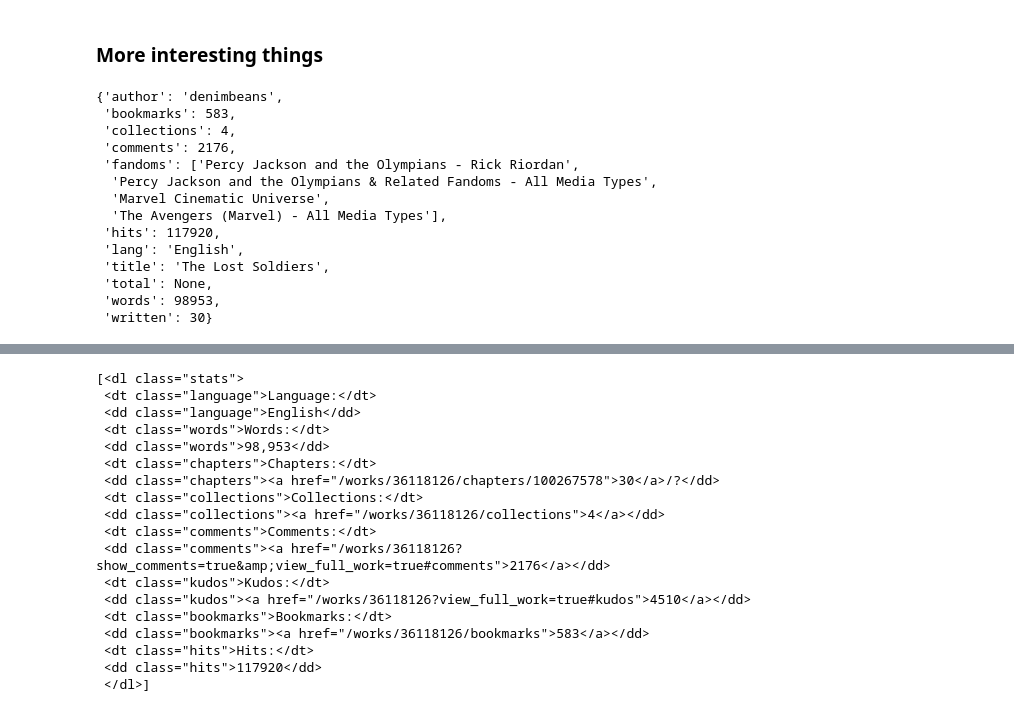
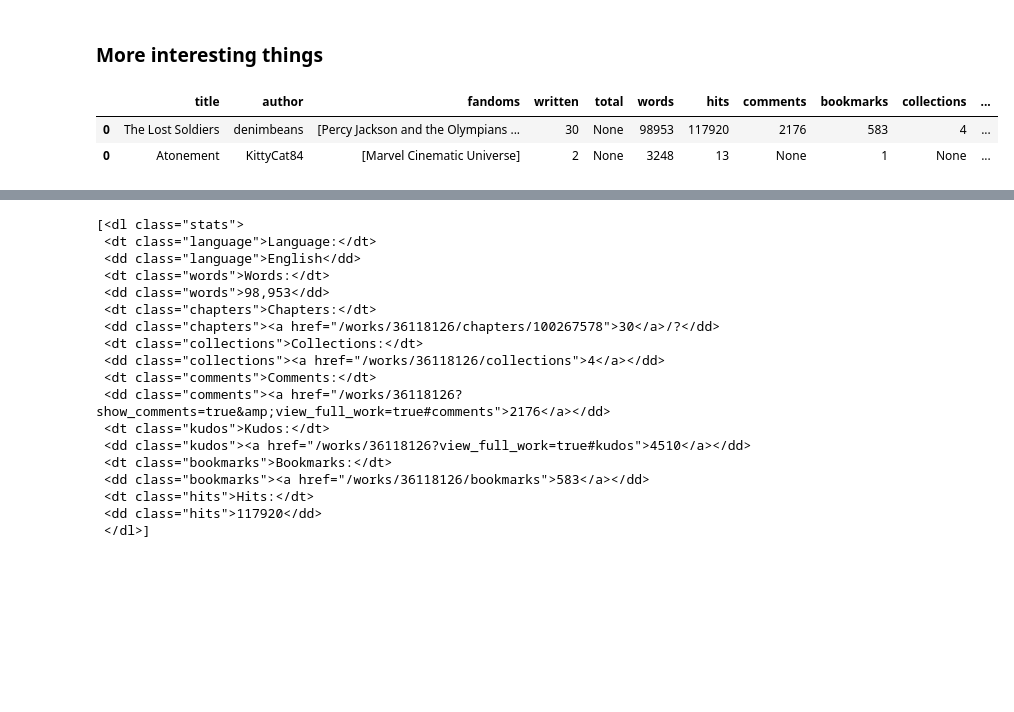
Before and after one commit to quicksilverri/fanfic-popularuty-prediction, a Jupyter notebook: fanfic_popularity_predictor.ipynb, the cells around one changed output, grey strips where cells are left out. Drawn from its saved outputs; the diff is of its cells as text; code cells hidden in the pictures; blank space fills up the shorter version.

```diff
--- a/fanfic_popularity_predictor.ipynb
+++ b/fanfic_popularity_predictor.ipynb
@@ -180,17 +181,9 @@ ff = Fanfic(fanfics[1])
-# %%
-ff.info
-# %% [output]
-{'author': 'denimbeans',
- 'bookmarks': 583,
- 'collections': 4,
- 'comments': 2176,
- 'fandoms': ['Percy Jackson and the Olympians - Rick Riordan',
-  'Percy Jackson and the Olympians & Related Fandoms - All Media Types',
-  'Marvel Cinematic Universe',
-  'The Avengers (Marvel) - All Media Types'],
- 'hits': 117920,
- 'lang': 'English',
- 'title': 'The Lost Soldiers',
- 'total': None,
- 'words': 98953,
- 'written': 30}
+# %%
+ff2 = Fanfic(fanfics[2])
+df2 = ff2.get_info()
+# %%
+df1.append(df2)
+# %% [output]
+|  | title | author | fandoms | written | total | words | hits | comments | bookmarks | collections | ... |
+| 0 | The Lost Soldiers | denimbeans | [Percy Jackson and the Olympians ... | 30 | None | 98953 | 117920 | 2176 | 583 | 4 | ... |
+| 0 | Atonement | KittyCat84 | [Marvel Cinematic Universe] | 2 | None | 3248 | 13 | None | 1 | None | ... |
```
Also changed, not shown: parts of 3 cells of this notebook.
